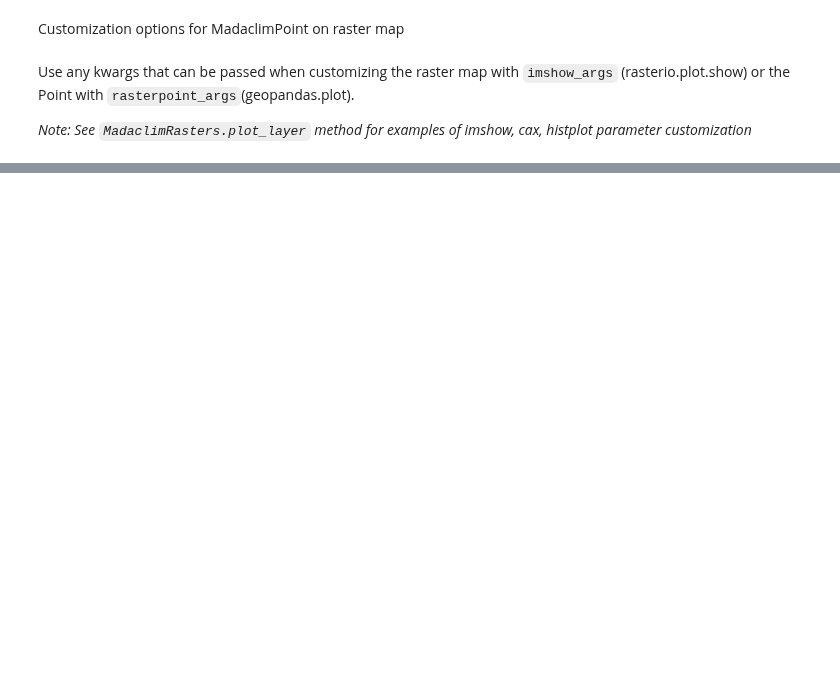
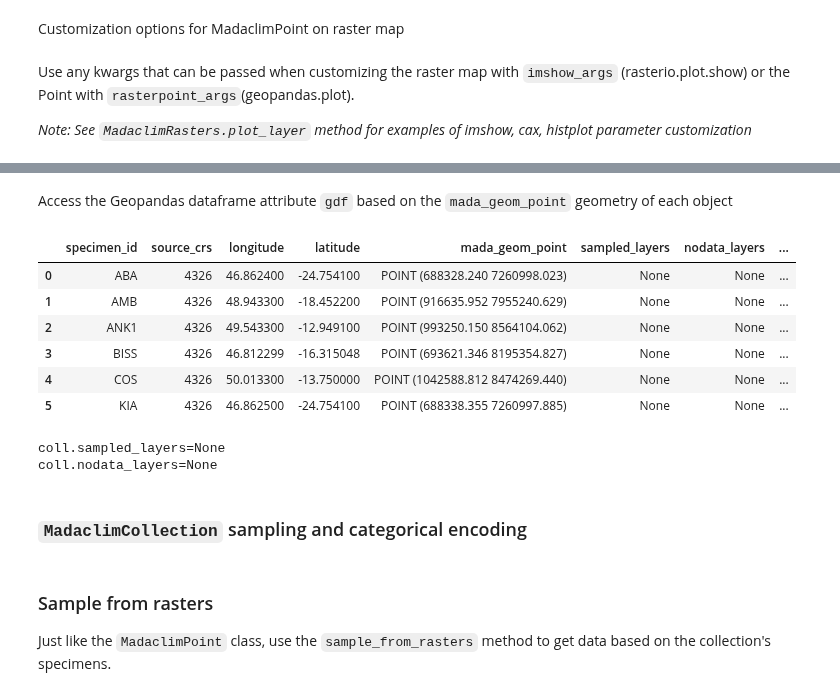
Before and after one commit to tahiri-lab/py_madaclim, a Jupyter notebook: example/full_walktrhough.ipynb, the cells around one changed output, grey strips where cells are left out. Drawn from its saved outputs; the diff is of its cells as text; code cells hidden in the pictures; blank space fills up the shorter version.

```diff
--- a/example/full_walktrhough.ipynb
+++ b/example/full_walktrhough.ipynb
@@ -762,0 +878,25 @@ spe1.plot_on_layer(
+# %% [markdown]
+Access the Geopandas dataframe attribute `gdf` based on the `mada_geom_point` geometry of each object
+# %%
+coll.gdf
+# %% [output]
+|  | specimen_id | source_crs | longitude | latitude | mada_geom_point | sampled_layers | nodata_layers | ... |
+| 0 | ABA | 4326 | 46.862400 | -24.754100 | POINT (688328.240 7260998.023) | None | None | ... |
+| 1 | AMB | 4326 | 48.943300 | -18.452200 | POINT (916635.952 7955240.629) | None | None | ... |
+| 2 | ANK1 | 4326 | 49.543300 | -12.949100 | POINT (993250.150 8564104.062) | None | None | ... |
+| 3 | BISS | 4326 | 46.812299 | -16.315048 | POINT (693621.346 8195354.827) | None | None | ... |
+| 4 | COS | 4326 | 50.013300 | -13.750000 | POINT (1042588.812 8474269.440) | None | None | ... |
+| 5 | KIA | 4326 | 46.862500 | -24.754100 | POINT (688338.355 7260997.885) | None | None | ... |
+# %%
+# gdf based on the state of the collection
+print(f"{coll.sampled_layers=}")
+print(f"{coll.nodata_layers=}")
+# %% [output]
+coll.sampled_layers=None
+coll.nodata_layers=None
+# %% [markdown]
+### `MadaclimCollection` sampling and categorical encoding
+# %% [markdown]
+### Sample from rasters
+
+Just like the `MadaclimPoint` class, use the `sample_from_rasters` method to get data based on the collection's specimens.
```
Also changed, not shown: parts of 57 cells of this notebook.
